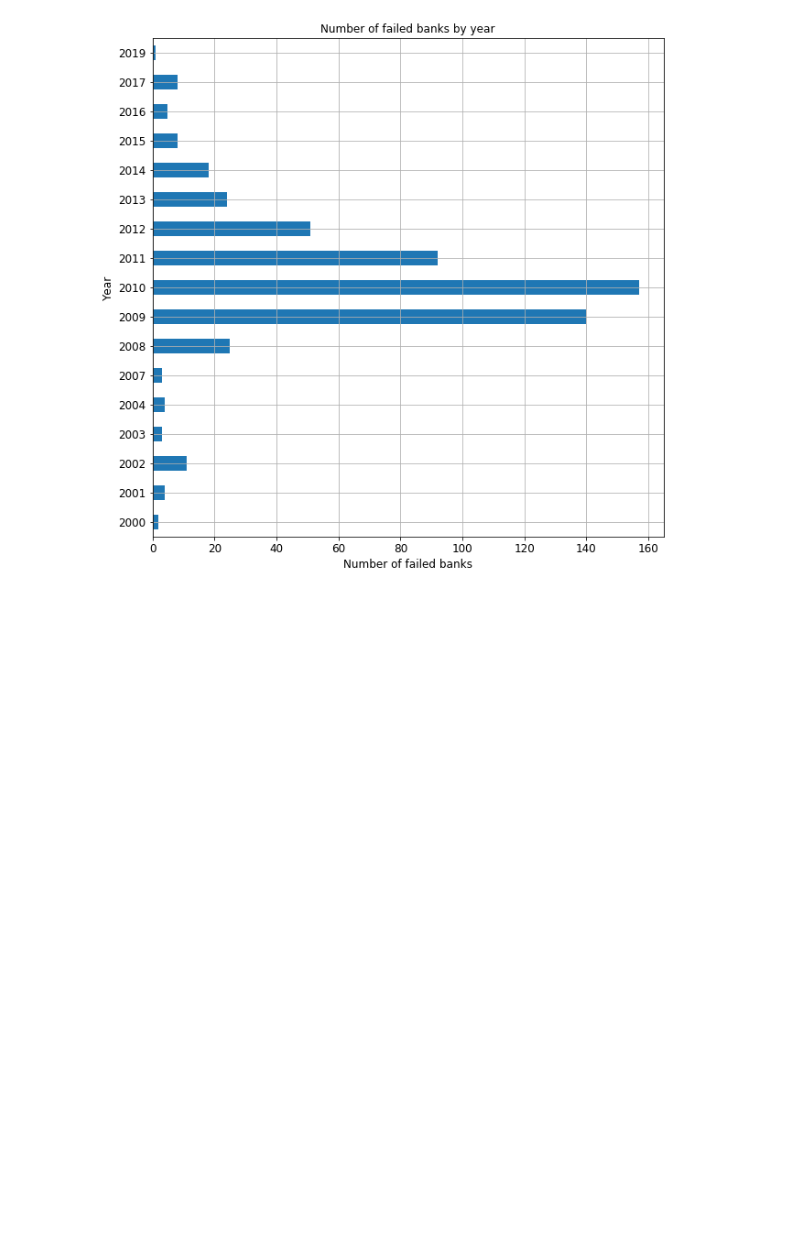
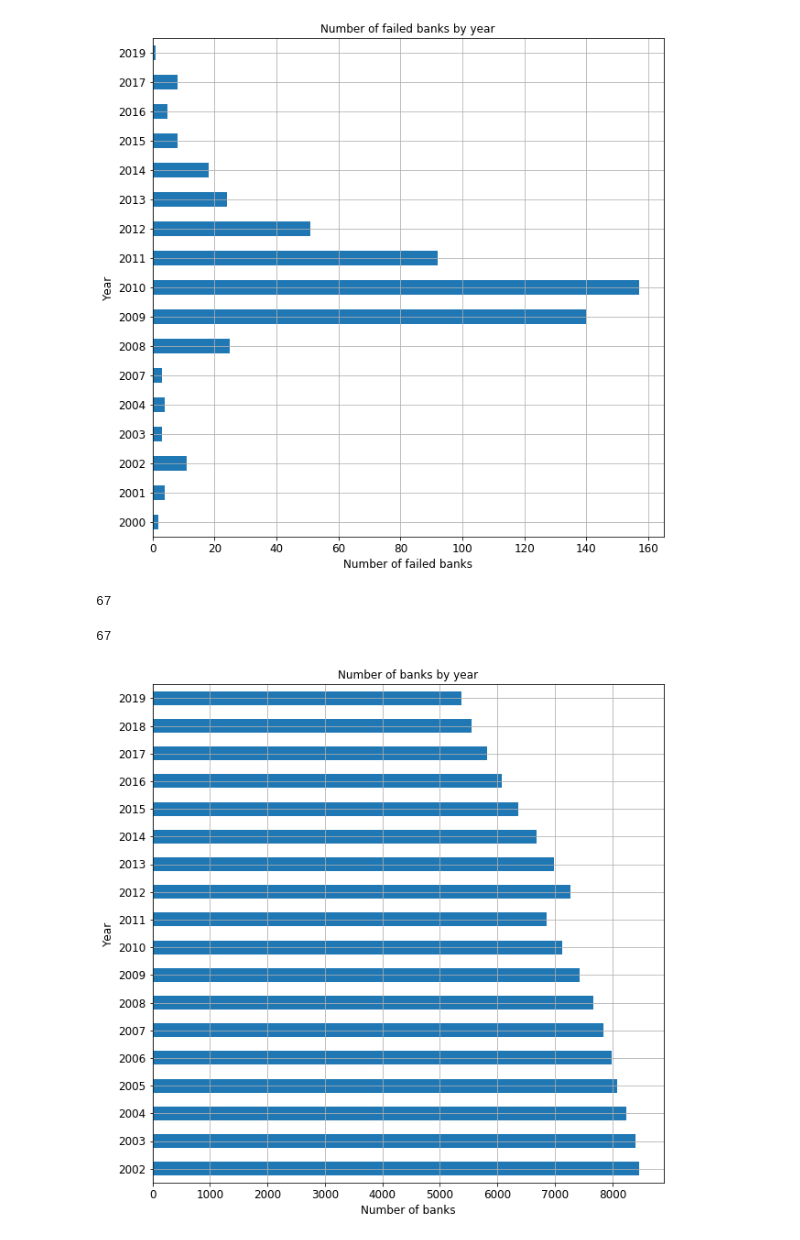
Before and after one commit to allaccountstaken/predicting_bank_distress, a Jupyter notebook: describe_bank_universe.ipynb, the cells around one changed output. Drawn from its saved outputs; the diff is of its cells as text; code cells hidden in the pictures; blank space fills up the shorter version.

Commit message:
built bnak universe

```diff
--- a/describe_bank_universe.ipynb
+++ b/describe_bank_universe.ipynb
@@ -95,0 +92,6 @@ client = FFIEC_Client()
+# %%
+client = FFIEC_Client()
+report_periods = client.retrieve_ubpr_reporting_periods()
+len(report_periods)
+# %% [output]
+67
@@ -96,8 +100,33 @@ client = FFIEC_Client()
 # %%
-client = FFIEC_Client()
-# get a list of RSSD codes for filers on 3/31/2019
-filers_RSSD_03312019 = client.retrieve_filers_since_date(ds_name='Call',
-                                   reporting_pd_end='3/31/2019',
-                                   last_update_date='3/31/2019')
-# check how many filers - 5908
-len(filers_RSSD_03312019)
+#client = FFIEC_Client()
+# get a list of RSSD codes for filers on all the periods, store in dictionary
+filers_bydate_dict = {}
+count_bydate_dict = {}
+for period in report_periods:
+
+
+    filers_bydate =  client.retrieve_filers_since_date(ds_name='Call',
+                                                      reporting_pd_end=period, last_update_date=period)
+
+    filers_bydate_dict[period] = filers_bydate
+    count_bydate_dict[period] = len(filers_bydate)
+# %%
+len(filers_bydate_dict)
+# %% [output]
+67
+# %%
+bank_universe = pd.DataFrame.from_dict(count_bydate_dict, orient='index')
+bank_universe['Date'] = bank_universe.index
+bank_universe.Date = pd.to_datetime(bank_universe['Date'])
+bank_universe.columns = ['Number of banks', 'Date']
+#bank_universe.reset_index(level=0, inplace=True)
+bank_universe['Year'] = bank_universe.Date.dt.year
+# %%
+ax = bank_universe.groupby('Year')['Number of banks'].mean().plot(kind='barh',
+                        title ="Number of banks by year", figsize=(10, 10), legend=False, fontsize=12)
+ax.grid()
+ax.set_xlabel("Number of banks", fontsize=12)
+ax.set_ylabel("Year", fontsize=12)
+plt.show()
+# %% [output]
+[figure, added]
```
Also changed, not shown: parts of 6 cells of this notebook.
